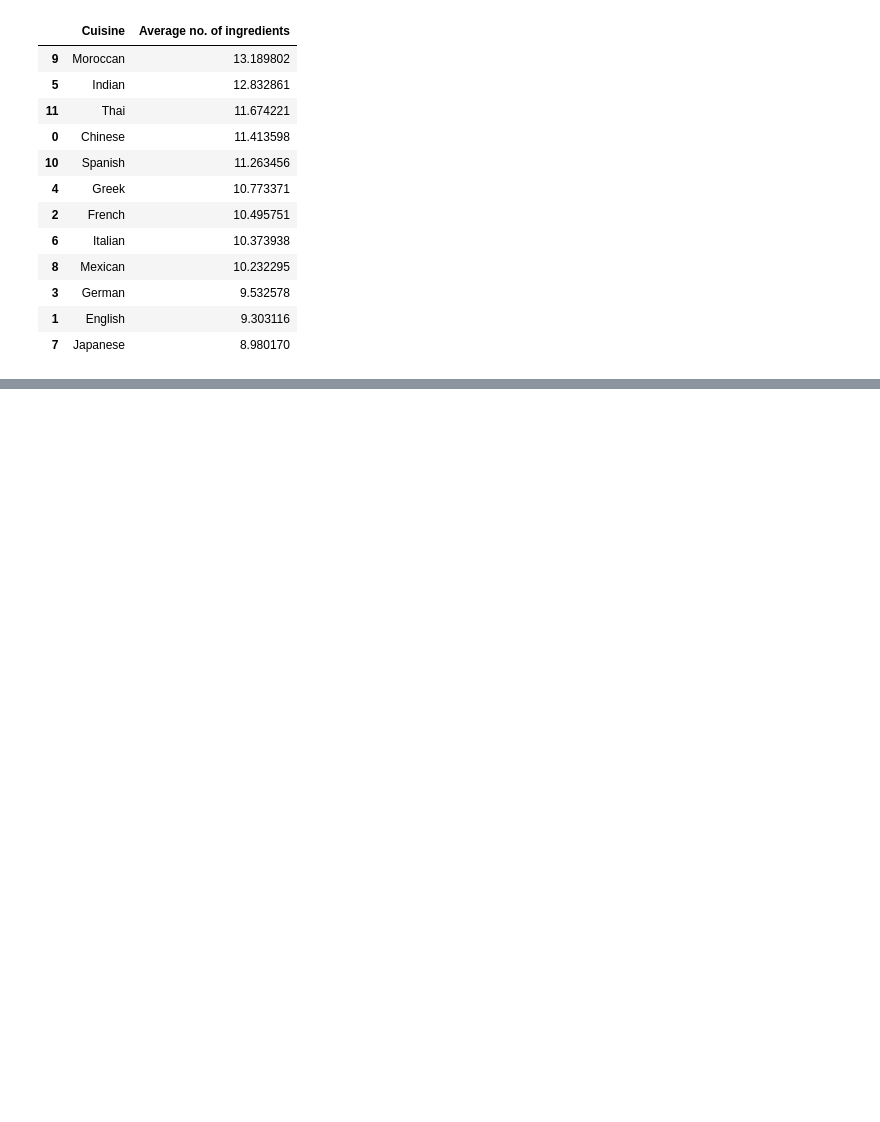
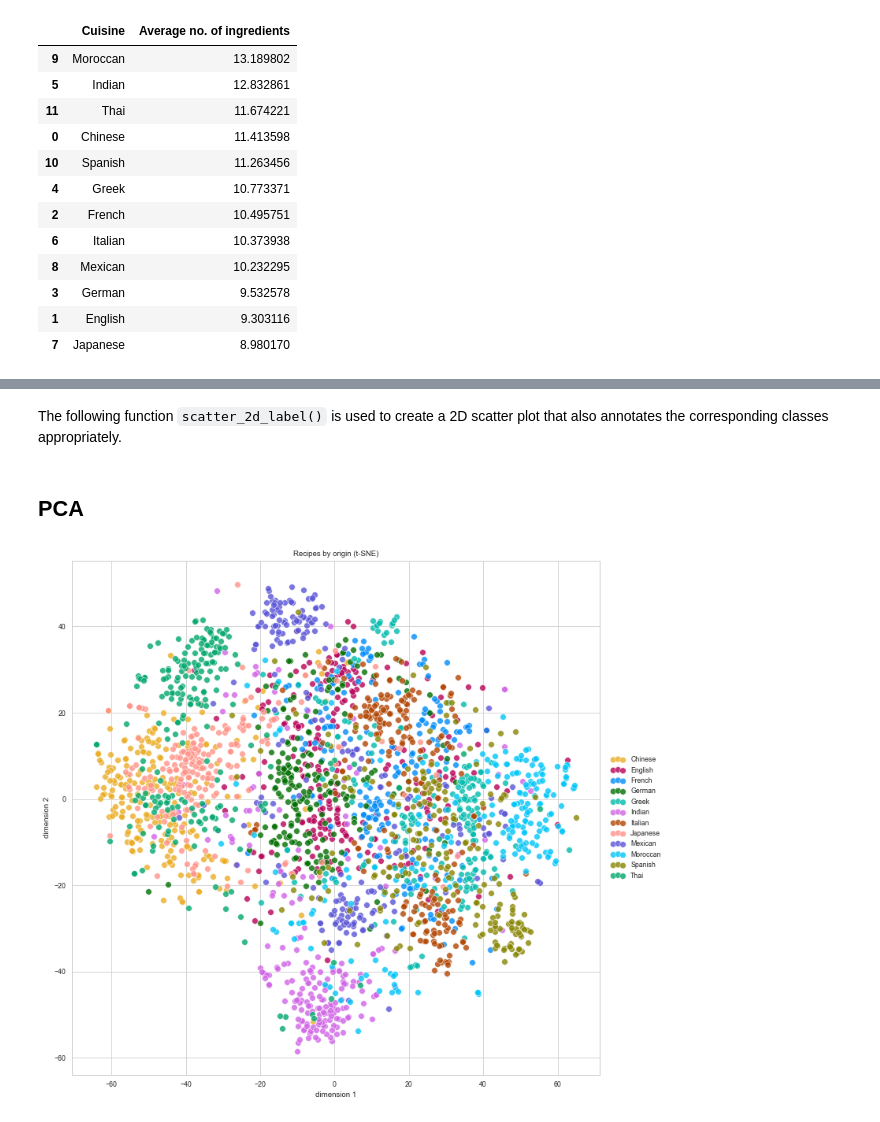
Before and after one commit to TedOiler/dme_gp, a Jupyter notebook: recipes/main.ipynb, the cells around one changed output, grey strips where cells are left out. Saved outputs shown, nothing was run; the diff lists cells and outputs as text; code cells hidden in the pictures; blank space fills up the shorter version.

Commit message:
PCA tSNE graph and code

```diff
--- a/recipes/main.ipynb
+++ b/recipes/main.ipynb
@@ -79,4 +86,4 @@ xticks = ax.set_xticklabels(ax.get_xticklabels(), rotation=90)
 # %%
 ## 2nd Version of barplot, with vertical orientation
-sns.set_palette(reversed(sns.color_palette("Blues_d", 20)),20)
-sns.barplot(y=most_freq_ing.index,x=most_freq_ing.values)
+# sns.set_palette(reversed(sns.color_palette("Blues_d", 20)),20)
+# sns.barplot(y=most_freq_ing.index,x=most_freq_ing.values)
@@ -171,0 +167,2 @@ data_av_ing.sort_values(by="Average no. of ingredients", ascending=False)
+# %% [markdown]
+The following function `scatter_2d_label()` is used to create a 2D scatter plot that also annotates the corresponding classes appropriately.
@@ -171,0 +209,8 @@ data_av_ing.sort_values(by="Average no. of ingredients", ascending=False)
+# %%
+##-----Create Dictionary and y_train labels with strings for plot legends
+labelsName = [l[0][0] for l in labelName_mat]
+labels_dict = pd.DataFrame(labelsName,columns=['label']) #labels dictionary
+label_index = y_train.index
+y_train_labels = labels_dict.loc[label_index].squeeze()
+# %% [markdown]
+## PCA
@@ -171,0 +219,14 @@ data_av_ing.sort_values(by="Average no. of ingredients", ascending=False)
+# %%
+## tSNE
+## create low dimensional representasion with TSNE
+X_embedded = TSNE(n_components=2,perplexity=30,n_iter=2000,init='pca').fit_transform(X_train)
+
+## ---- Plot the figure
+fig, ax = plt.subplots(figsize=(12,12))
+scatter_2d_label(X_embedded,y_train_labels,alpha=.8,ax=ax,s=60)
+ax.set_xlabel('dimension 1')
+ax.set_ylabel('dimension 2')
+title = ax.set(title='Recipes by origin (t-SNE)')
+# ax.figure.savefig("./Figures/PCA_tSNE.png", dpi=500) ## Save the figure produced
+# %% [output]
+[figure, added]
```
Also changed, not shown: parts of 12 cells of this notebook, 1 other file.
